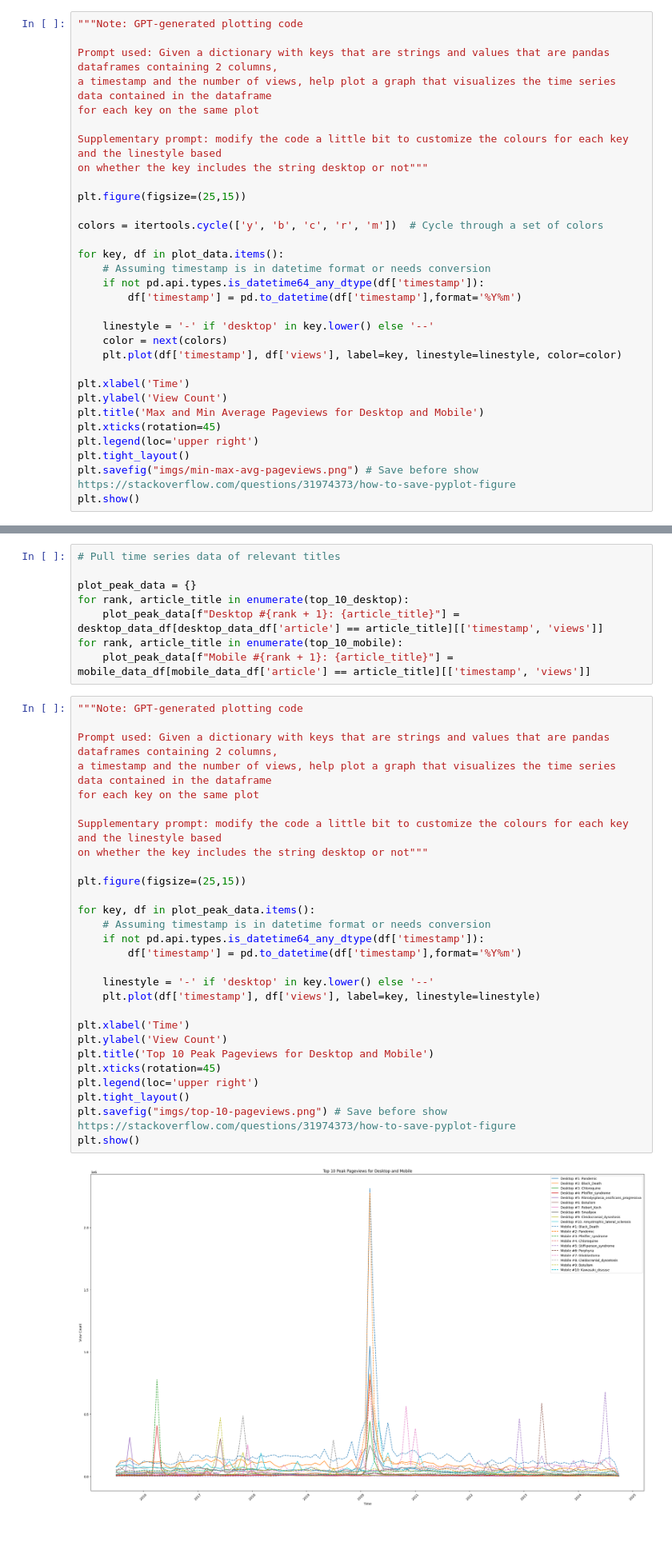
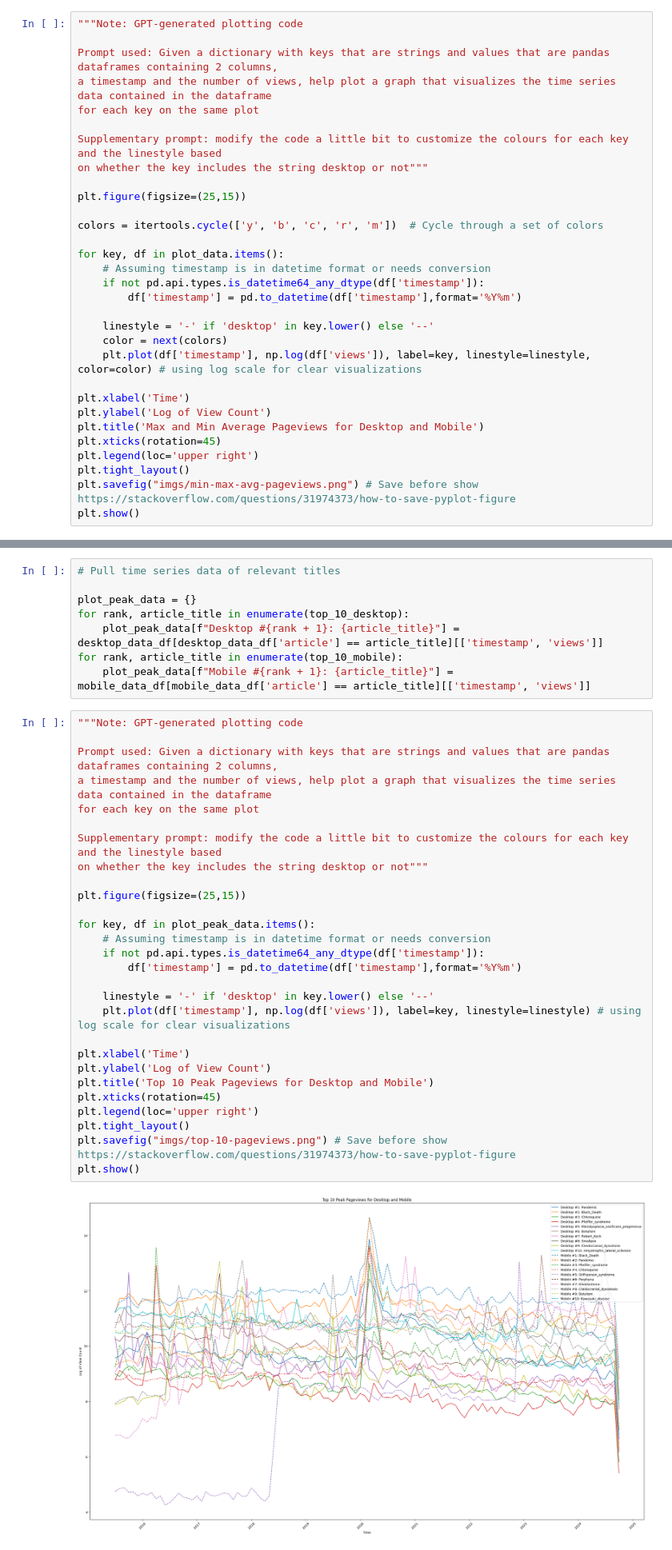
Before and after one commit to manya28/DATA-512-Assignments, a Jupyter notebook: data-512-homework_1/main-workflow.ipynb, the cells around one changed output, grey strips where cells are left out. Shown at 80% size. Saved outputs shown, nothing was run; the diff lists cells and outputs as text.

Commit message:
Updated visualization code

```diff
--- a/data-512-homework_1/main-workflow.ipynb
+++ b/data-512-homework_1/main-workflow.ipynb
@@ -240,10 +241,10 @@ for key, df in plot_data.items():
 
     linestyle = '-' if 'desktop' in key.lower() else '--'
     color = next(colors)
-    plt.plot(df['timestamp'], df['views'], label=key, linestyle=linestyle, color=color)
+    plt.plot(df['timestamp'], np.log(df['views']), label=key, linestyle=linestyle, color=color) # using log scale for clear visualizations
 
 plt.xlabel('Time')
-plt.ylabel('View Count')
+plt.ylabel('Log of View Count')
 plt.title('Max and Min Average Pageviews for Desktop and Mobile')
 plt.xticks(rotation=45)
 plt.legend(loc='upper right')
@@ -270,33 +271,33 @@ for rank, article_title in enumerate(top_10_mobile):
 # %%
 """Note: GPT-generated plotting code
 
 Prompt used: Given a dictionary with keys that are strings and values that are pandas dataframes containing 2 columns,
 a timestamp and the number of views, help plot a graph that visualizes the time series data contained in the dataframe
 for each key on the same plot
 
 Supplementary prompt: modify the code a little bit to customize the colours for each key and the linestyle based
 on whether the key includes the string desktop or not"""
 
 plt.figure(figsize=(25,15))
 
 for key, df in plot_peak_data.items():
     # Assuming timestamp is in datetime format or needs conversion
     if not pd.api.types.is_datetime64_any_dtype(df['timestamp']):
         df['timestamp'] = pd.to_datetime(df['timestamp'],format='%Y%m')
 
     linestyle = '-' if 'desktop' in key.lower() else '--'
-    plt.plot(df['timestamp'], df['views'], label=key, linestyle=linestyle)
+    plt.plot(df['timestamp'], np.log(df['views']), label=key, linestyle=linestyle) # using log scale for clear visualizations
 
 plt.xlabel('Time')
-plt.ylabel('View Count')
+plt.ylabel('Log of View Count')
 plt.title('Top 10 Peak Pageviews for Desktop and Mobile')
 plt.xticks(rotation=45)
 plt.legend(loc='upper right')
 plt.tight_layout()
 plt.savefig("imgs/top-10-pageviews.png") # Save before show https://stackoverflow.com/questions/31974373/how-to-save-pyplot-figure
 plt.show()
 # %% [output]
-[figure, old version]
+[figure, new version]
 # %% [markdown]
 2.3 Fewest Months of Data - The third graph should show pages that have the fewest months of available data.
 # %%
```
Also changed, not shown: parts of 3 cells of this notebook.
